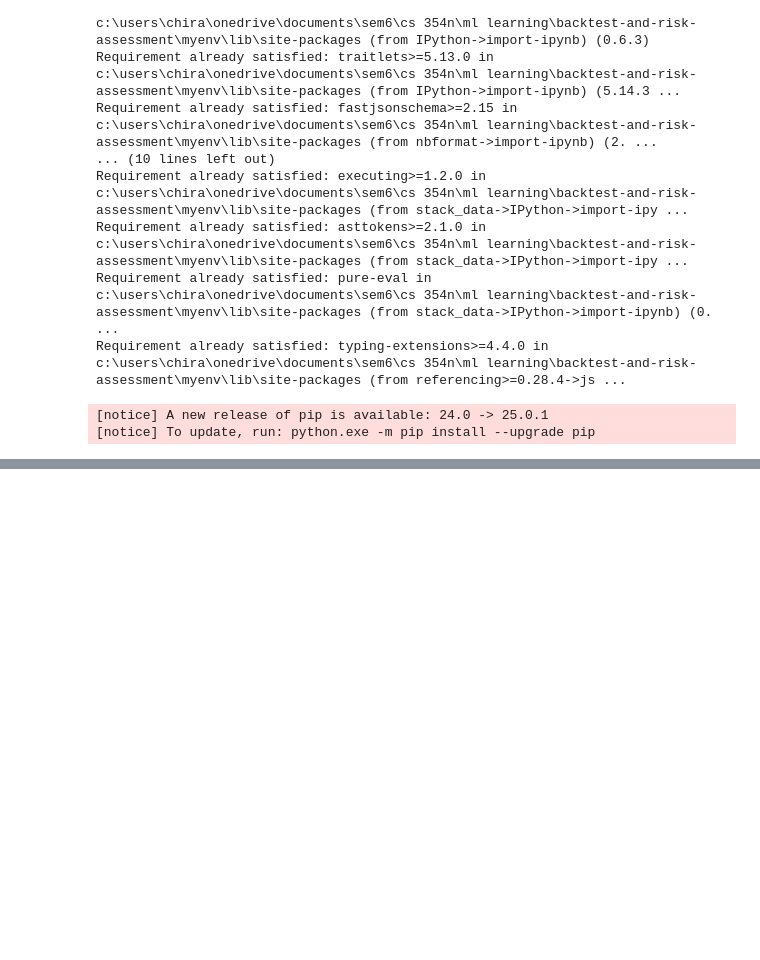
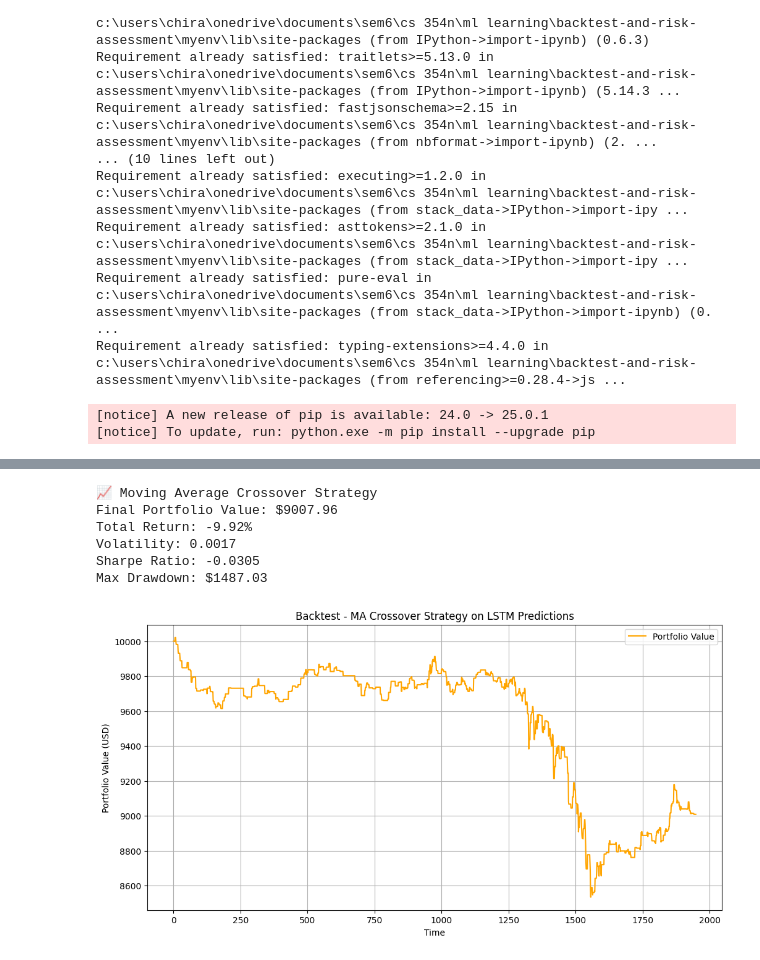
Before and after one commit to chiranjivikeshav/backtest-and-risk-assessment, a Jupyter notebook: notebooks/backtesting.ipynb, the cells around one changed output, grey strips where cells are left out. Saved outputs shown, nothing was run; the diff lists cells and outputs as text; code cells hidden in the pictures; blank space fills up the shorter version.

Commit message:
Backtesting logic implemented

```diff
--- a/notebooks/backtesting.ipynb
+++ b/notebooks/backtesting.ipynb
@@ -74,0 +93,11 @@ plt.show()
+# %%
+# Run the backtest
+portfolio_values, actions = backtest_with_moving_avg(actual_prices, test_prediction_prices, 3)
+# %% [output]
+📈 Moving Average Crossover Strategy
+Final Portfolio Value: $9007.96
+Total Return: -9.92%
+Volatility: 0.0017
+Sharpe Ratio: -0.0305
+Max Drawdown: $1487.03
+[figure, added]
```
Also changed, not shown: parts of 1 cell of this notebook, 2 other files.
